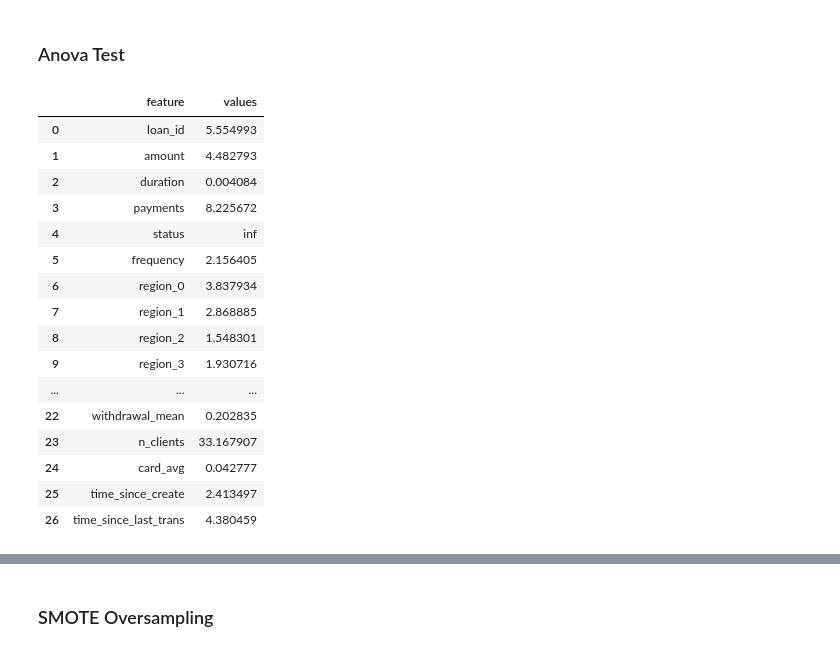
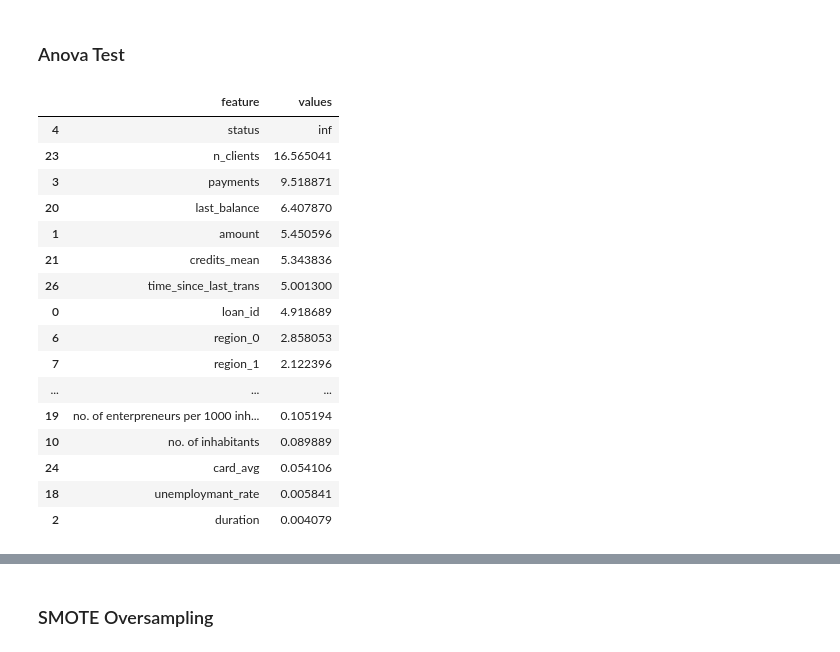
Before and after one commit to Diogogrosario/FEUP-AC, a Jupyter notebook: AC_proj.ipynb, the cells around one changed output, grey strips where cells are left out. Cells and saved outputs as stored; diff of their text form; code cells hidden in the pictures.

Commit message:
Added random forest classification and more feature treatment

```diff
--- a/AC_proj.ipynb
+++ b/AC_proj.ipynb
@@ -772,30 +782,33 @@ merge_train.head()
 | 3 | 5325 | 105804 | 36 | 2939 | 0 | 1 | 0 | 0 | 1 | 0 | ... |
 | 4 | 7240 | 274740 | 60 | 4579 | 0 | 4 | 0 | 0 | 0 | 1 | ... |
 5 rows × 27 columns
+# %%
+merge_train["no. of municipalities"] = merge_train["no. of municipalities with inhabitants 2000-9999"] + merge_train["no. of municipalities with inhabitants 500-1999"] + merge_train["no. of municipalities with inhabitants < 499"] + merge_train["no. of municipalities with inhabitants >10000"]
+merge_test["no. of municipalities"] = merge_test["no. of municipalities with inhabitants 2000-9999"] + merge_test["no. of municipalities with inhabitants 500-1999"] + merge_test["no. of municipalities with inhabitants < 499"] + merge_test["no. of municipalities with inhabitants >10000"]
 # %% [markdown]
 ### Anova Test
 # %%
-bestfeatures = SelectKBest(score_func = f_classif,k =27)
+bestfeatures = SelectKBest(score_func = f_classif,k = "all")
 fit = bestfeatures.fit(merge_train,merge_train["status"])
 
 d = {'feature' : merge_train.columns.tolist(), 'values' : fit.scores_}
 anova_df = pd.DataFrame(data=d)
-anova_df
+anova_df.sort_values("values", ascending=False)
 # %% [output]
 |  | feature | values |
-| 0 | loan_id | 5.554993 |
-| 1 | amount | 4.482793 |
-| 2 | duration | 0.004084 |
-| 3 | payments | 8.225672 |
 | 4 | status | inf |
-| 5 | frequency | 2.156405 |
-| 6 | region_0 | 3.837934 |
-| 7 | region_1 | 2.868885 |
-| 8 | region_2 | 1.548301 |
-| 9 | region_3 | 1.930716 |
+| 23 | n_clients | 16.565041 |
+| 3 | payments | 9.518871 |
+| 20 | last_balance | 6.407870 |
+| 1 | amount | 5.450596 |
+| 21 | credits_mean | 5.343836 |
+| 26 | time_since_last_trans | 5.001300 |
+| 0 | loan_id | 4.918689 |
+| 6 | region_0 | 2.858053 |
+| 7 | region_1 | 2.122396 |
 | ... | ... | ... |
-| 22 | withdrawal_mean | 0.202835 |
-| 23 | n_clients | 33.167907 |
-| 24 | card_avg | 0.042777 |
-| 25 | time_since_create | 2.413497 |
-| 26 | time_since_last_trans | 4.380459 |
+| 19 | no. of enterpreneurs per 1000 inh... | 0.105194 |
+| 10 | no. of inhabitants | 0.089889 |
+| 24 | card_avg | 0.054106 |
+| 18 | unemploymant_rate | 0.005841 |
+| 2 | duration | 0.004079 |
```
Also changed, not shown: parts of 19 cells of this notebook, 12 other files.
